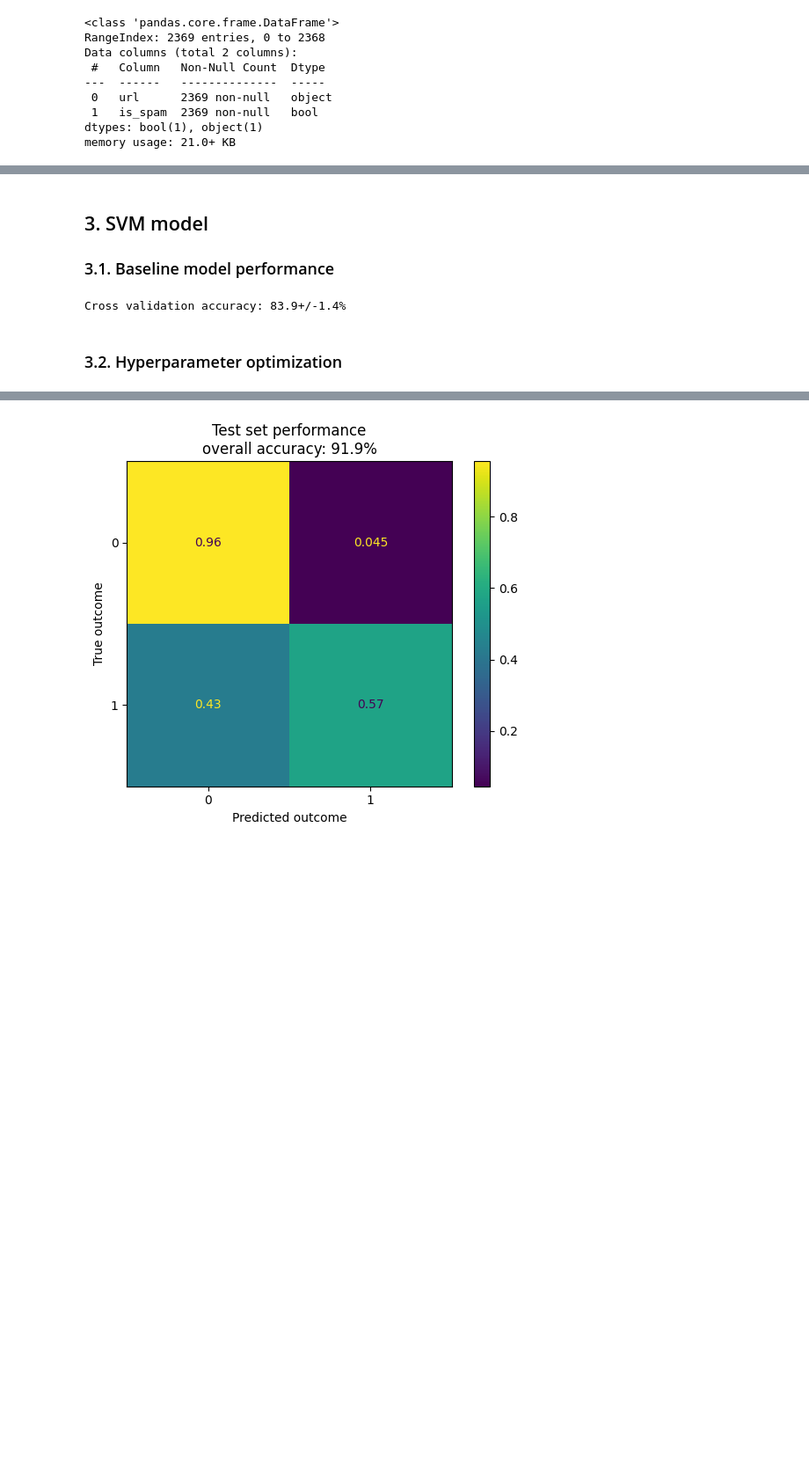
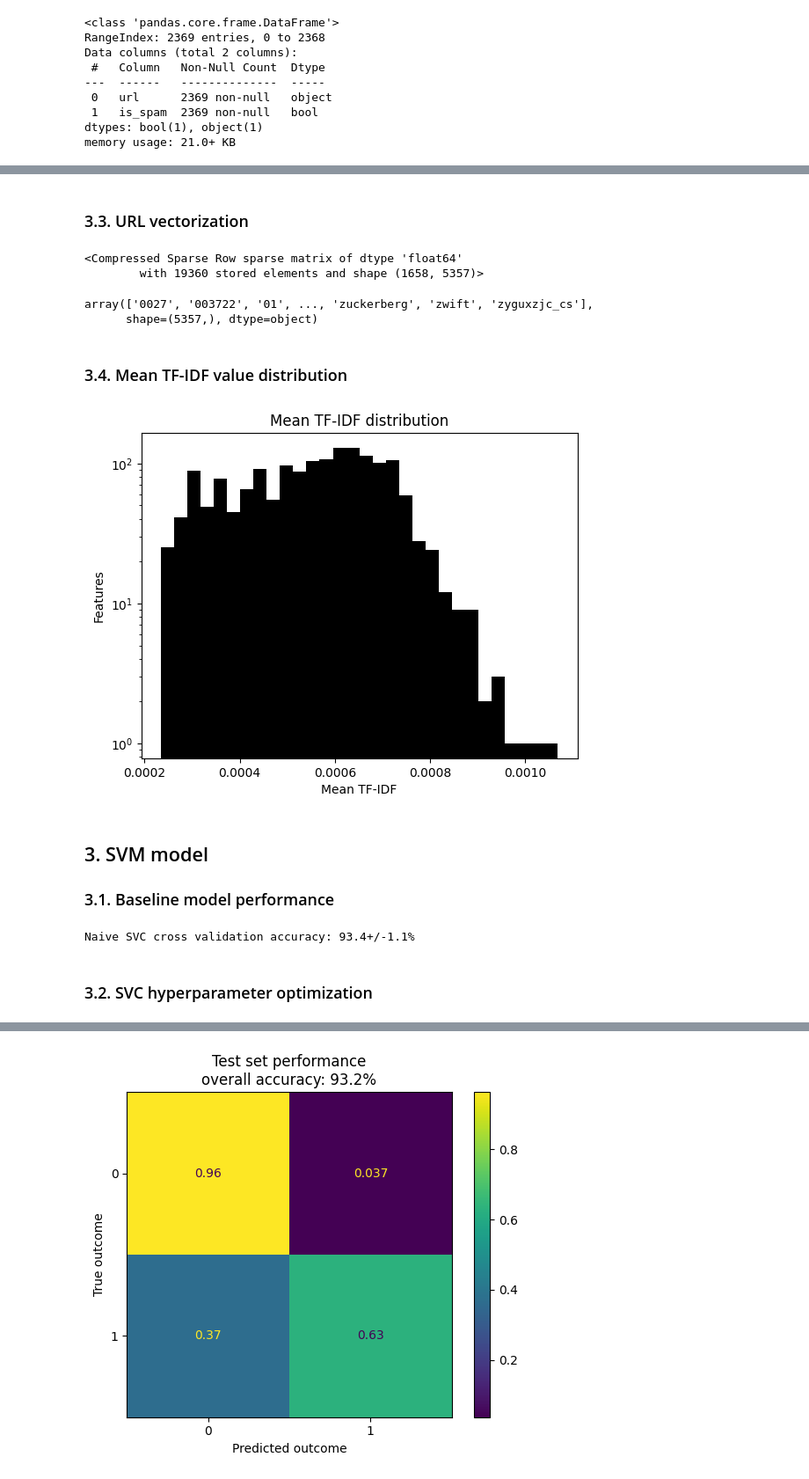
Before and after one commit to 4GeeksAcademy/gperdrizet-NLP-project, a Jupyter notebook: src/solution.ipynb, the cells around one changed output, grey strips where cells are left out. Shown: that part at 88% size. Cells and saved outputs as stored; diff of their text form; code cells hidden in the pictures; blank space fills up the shorter version.

Commit message:
Updated solution with better text pre-processing and combined TFIDFVectorizer SVC hyperparameter optimization by random search

```diff
--- a/src/solution.ipynb
+++ b/src/solution.ipynb
@@ -242,0 +173,4 @@ There are a lot of features with zero or very small TF-IDF values. This is not s
+# %%
+data_df['is_spam'] = data_df['is_spam'].astype(str)
+data_df['is_spam'] = data_df['is_spam'].replace({'True': '1', 'False': '0'})
+data_df['is_spam'] = data_df['is_spam'].astype(int)
@@ -243,33 +181,65 @@ There are a lot of features with zero or very small TF-IDF values. This is not s
+# %% [markdown]
+### 3.3. URL vectorization
+# %%
+# Vectorize the URLs using TF-IDF
+vectorizer = TfidfVectorizer()
+train_urls = vectorizer.fit_transform(train_df['url'])
+test_urls = vectorizer.transform(test_df['url'])
+
+# Get the words from the vector model
+feature_names = vectorizer.get_feature_names_out()
+
+train_urls
+# %% [output]
+<Compressed Sparse Row sparse matrix of dtype 'float64'
+        with 19360 stored elements and shape (1658, 5357)>
+# %%
+feature_names
+# %% [output]
+array(['0027', '003722', '01', ..., 'zuckerberg', 'zwift', 'zyguxzjc_cs'],
+      shape=(5357,), dtype=object)
+# %% [markdown]
+### 3.4. Mean TF-IDF value distribution
+# %%
+# Get the mean TF-IDF value for each feature
+feature_means = np.mean(train_urls.toarray(), axis=1)
+
+plt.title('Mean TF-IDF distribution')
+plt.xlabel('Mean TF-IDF')
+plt.ylabel('Features')
+plt.hist(feature_means, bins=30, color='black')
+plt.yscale('log')
+plt.show()
+# %% [output]
+[figure, added]
 # %% [markdown]
 ## 3. SVM model
 
 ### 3.1. Baseline model performance
 # %%
-cv_folds=7
-
 # Instantiate the support vector machine classifier with defaults
-baseline_model=SVC(class_weight='balanced')
+naive_svc = SVC(class_weight=CLASS_WEIGHT, random_state=RANDOM_SEED)
 
 # Cross-validate the default model on the encoded training data
-scores=cross_val_score(
-    baseline_model,
-    encoded_training_features,
-    encoded_training_labels,
-    cv=cv_folds,
+scores = cross_val_score(
+    naive_svc,
+    train_urls,
+    train_df['is_spam'],
+    cv=CV,
     n_jobs=-1
 )
 
 # Save the baseline cross-validation scores for later
-cross_val_scores={
-    'Model': ['Baseline']*cv_folds,
+cross_val_scores = {
+    'Model': ['Naive SVC']*N_SPLITS,
     'Score': list(scores)
 }
 
-print(f'Cross validation accuracy: {np.mean(scores)*100:.1f}+/-{np.std(scores)*100:.1f}%')
+print(f'Naive SVC cross validation accuracy: {np.mean(scores)*100:.1f}+/-{np.std(scores)*100:.1f}%')
 # %% [output]
-Cross validation accuracy: 83.9+/-1.4%
+Naive SVC cross validation accuracy: 93.4+/-1.1%
 # %% [markdown]
-### 3.2. Hyperparameter optimization
+### 3.2. SVC hyperparameter optimization
 # %%
 # Set the hyperparameter search space
 hyperparameters = {
```
Also changed, not shown: parts of 52 cells of this notebook.
